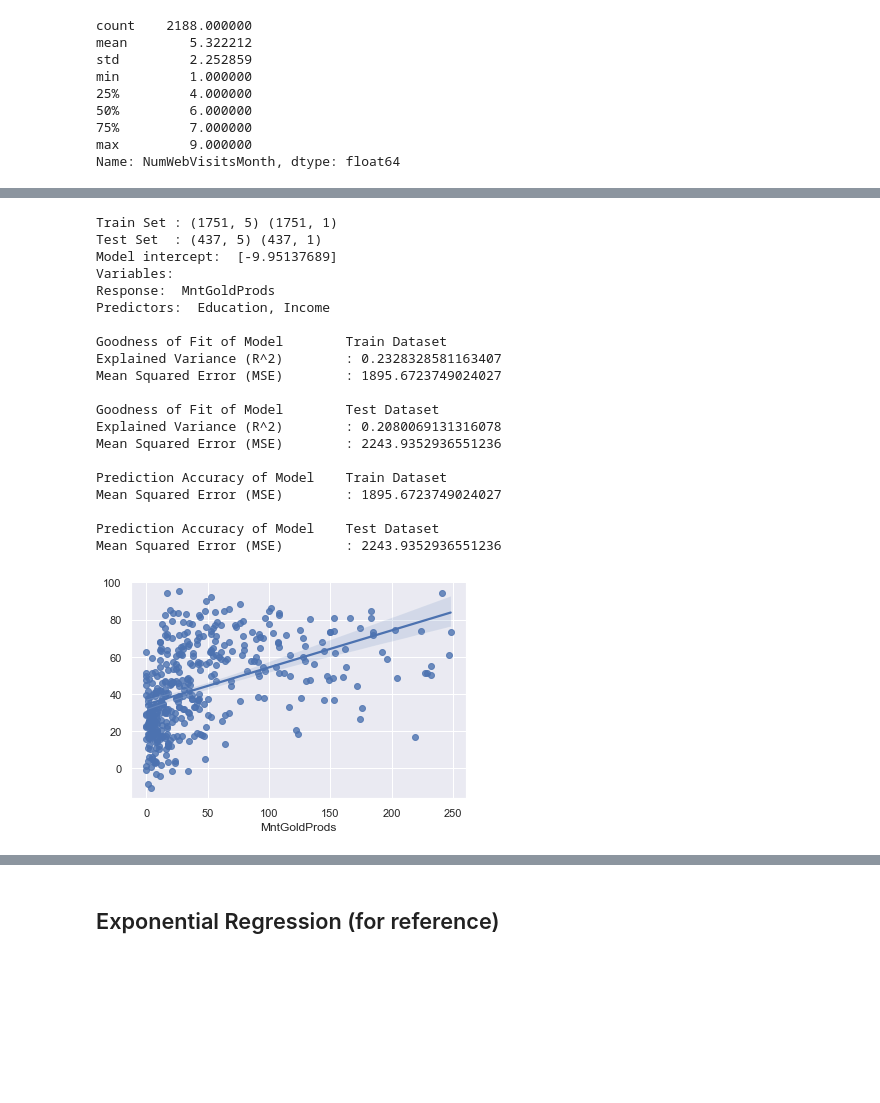
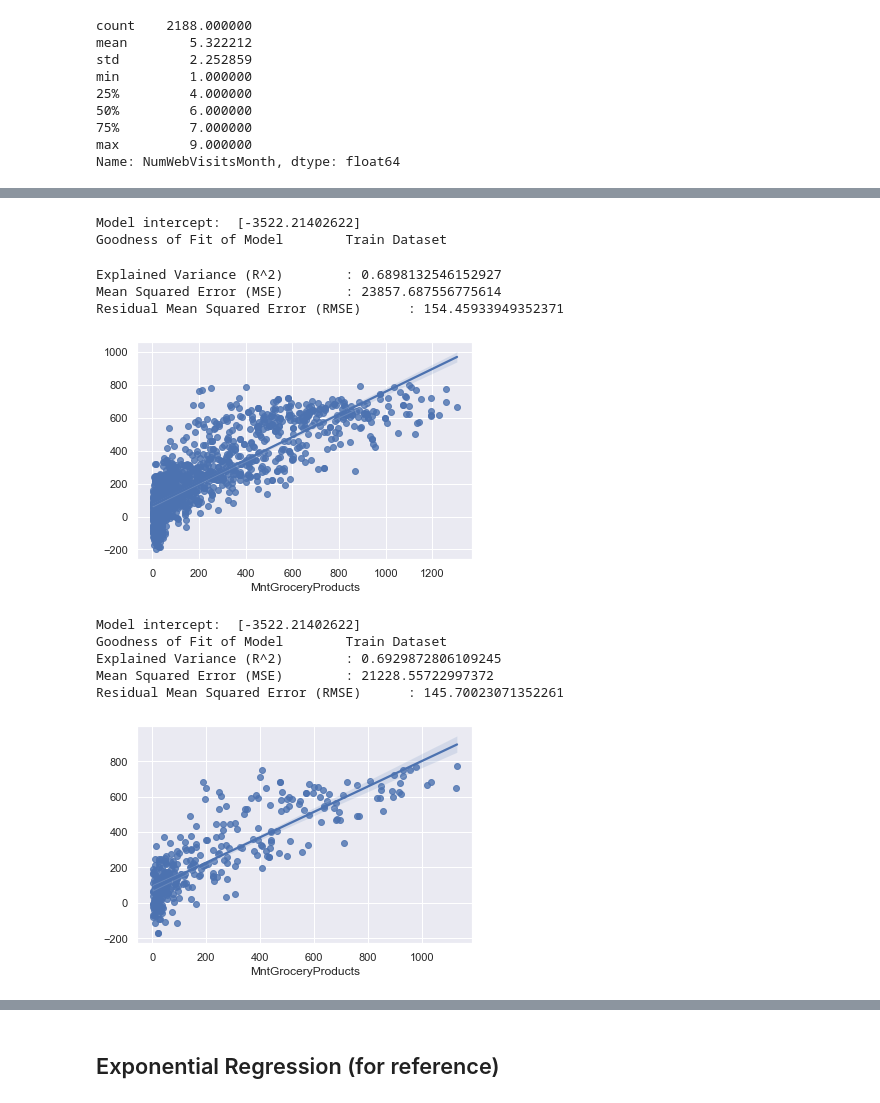
Before and after one commit to BoonHianLim/SC1015-Customer-Personality-Analysis, a Jupyter notebook: Data-Linear-Regression.ipynb, the cells around one changed output, grey strips where cells are left out. Cells and saved outputs as stored; diff of their text form; code cells hidden in the pictures; blank space fills up the shorter version.

```diff
--- a/Data-Linear-Regression.ipynb
+++ b/Data-Linear-Regression.ipynb
@@ -1650,25 +1572,35 @@ Mean Squared Error (MSE)        : 50301.63663400319
-# %%
-kfold_linreg(train_data[response_var[3]], test_data[response_var[3]],
-             train_data[predictors[0]], test_data[predictors[0]])
-# %% [output]
-Train Set : (1751, 5) (1751, 1)
-Test Set  : (437, 5) (437, 1)
-Model intercept:  [-9.95137689]
-Variables:
-Response:  MntGoldProds
-Predictors:  Education, Income
-
-Goodness of Fit of Model        Train Dataset
-Explained Variance (R^2)        : 0.2328328581163407
-Mean Squared Error (MSE)        : 1895.6723749024027
-
-Goodness of Fit of Model        Test Dataset
-Explained Variance (R^2)        : 0.2080069131316078
-Mean Squared Error (MSE)        : 2243.9352936551236
-
-Prediction Accuracy of Model    Train Dataset
-Mean Squared Error (MSE)        : 1895.6723749024027
-
-Prediction Accuracy of Model    Test Dataset
-Mean Squared Error (MSE)        : 2243.9352936551236
-[figure, removed]
+# %%
+splitted_train_data = pd.read_csv('dataset/splitted_train_data.csv')
+cv_data = pd.read_csv('dataset/splitted_cv_data.csv')
+new_test_data = pd.read_csv('dataset/new_test_data.csv')
+
+dropColumn = ["Unnamed: 0"]
+splitted_train_data.drop(dropColumn,inplace= True,axis = 1)
+cv_data.drop(dropColumn,inplace= True,axis = 1)
+new_test_data.drop(dropColumn,inplace= True,axis = 1)
+# %%
+model, X_train, Y_train = multivariate_kfold_linreg(splitted_train_data[response_var[0]],
+                                                    splitted_train_data[cat_predictors],
+                                                     splitted_train_data[num_predictors])
+results(model, X_train, Y_train)
+# %% [output]
+Model intercept:  [-3522.21402622]
+Goodness of Fit of Model        Train Dataset
+Explained Variance (R^2)        : 0.6898132546152927
+Mean Squared Error (MSE)        : 23857.687556775614
+Residual Mean Squared Error (RMSE)      : 154.45933949352371
+[figure, added]
+# %%
+num_train = cv_data[num_predictors]
+cat_train = encoder(cv_data[cat_predictors])
+cv_X_train = concatenator(cat_train, num_train)
+
+cv_Y_train = cv_data[response_var[0]]
+results(model, cv_X_train, cv_Y_train)
+# %% [output]
+Model intercept:  [-3522.21402622]
+Goodness of Fit of Model        Train Dataset
+Explained Variance (R^2)        : 0.6929872806109245
+Mean Squared Error (MSE)        : 21228.55722997372
+Residual Mean Squared Error (RMSE)      : 145.70023071352261
+[figure, added]
```
Also changed, not shown: parts of 14 cells of this notebook.
